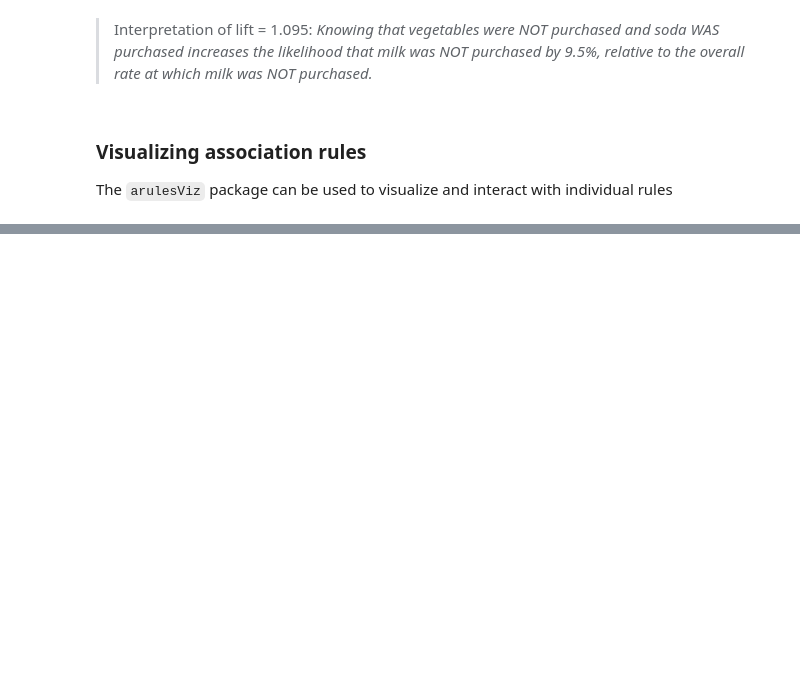
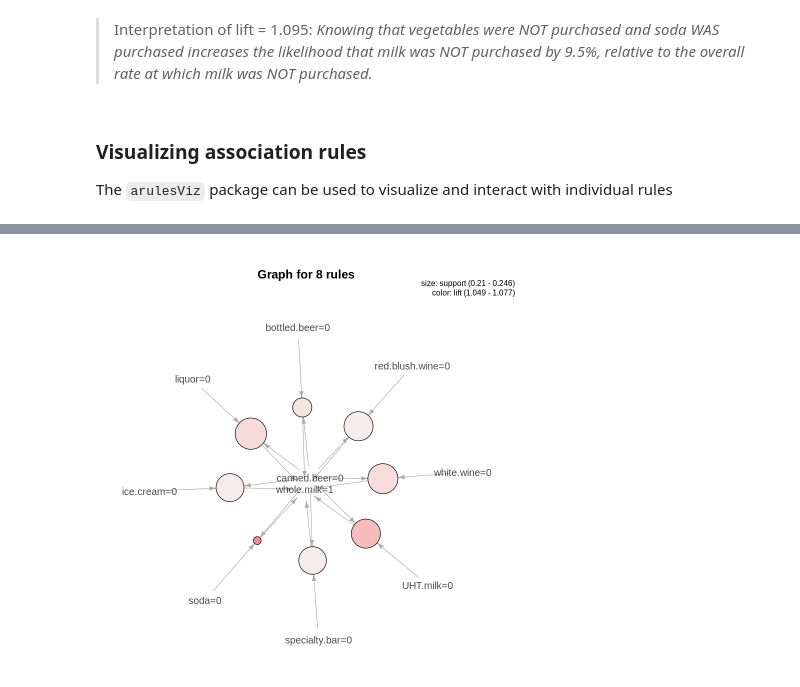
Before and after one commit to yardsale8/DSCI_210_R_notebooks, a Jupyter notebook: lecture_8_4_finding_and_visualizing_many_association_rules.ipynb, the cells around one changed output, grey strips where cells are left out. Saved outputs shown, nothing was run; the diff lists cells and outputs as text; code cells hidden in the pictures; blank space fills up the shorter version.

```diff
--- a/lecture_8_4_finding_and_visualizing_many_association_rules.ipynb
+++ b/lecture_8_4_finding_and_visualizing_many_association_rules.ipynb
@@ -131,0 +329,6 @@ plot(top1000, method = 'grouped', measure = 'lift',shading = 'support')
+# %%
+milk_rules_8pct %>%
+  head(8, by = 'lift') %>%
+  plot(method = "graph")
+# %% [output]
+[figure, added]
```
Also changed, not shown: parts of 26 cells of this notebook.
